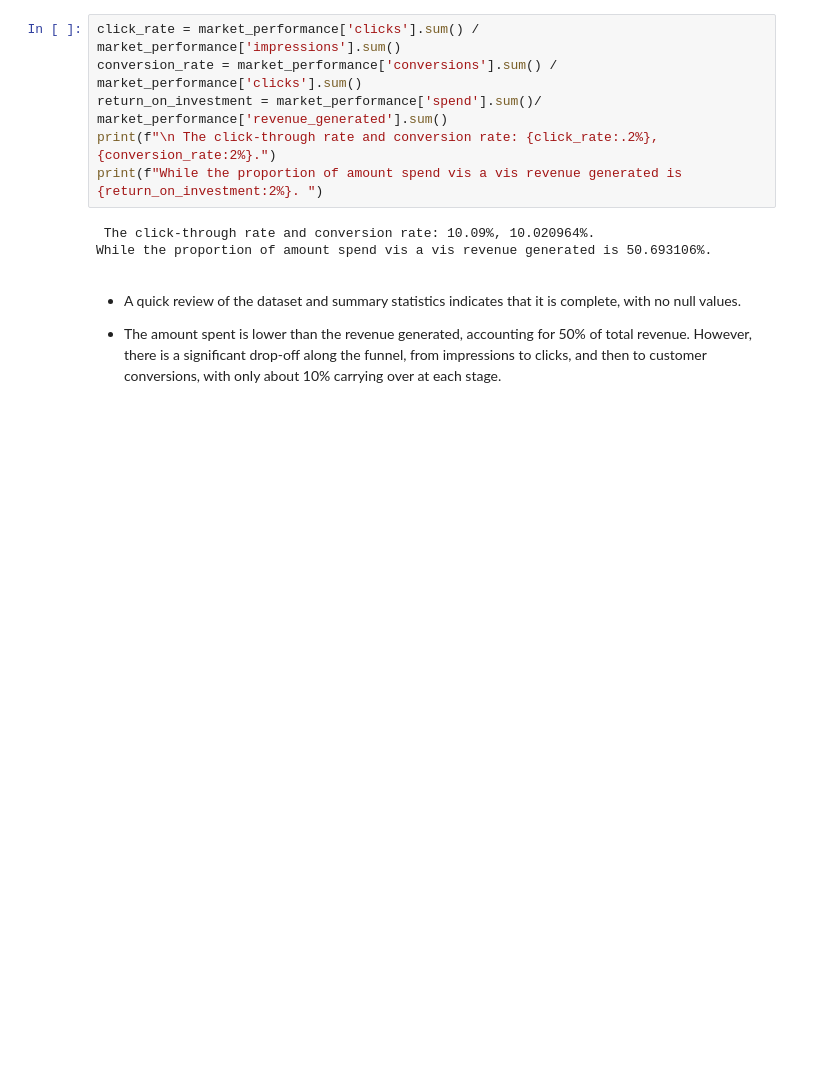
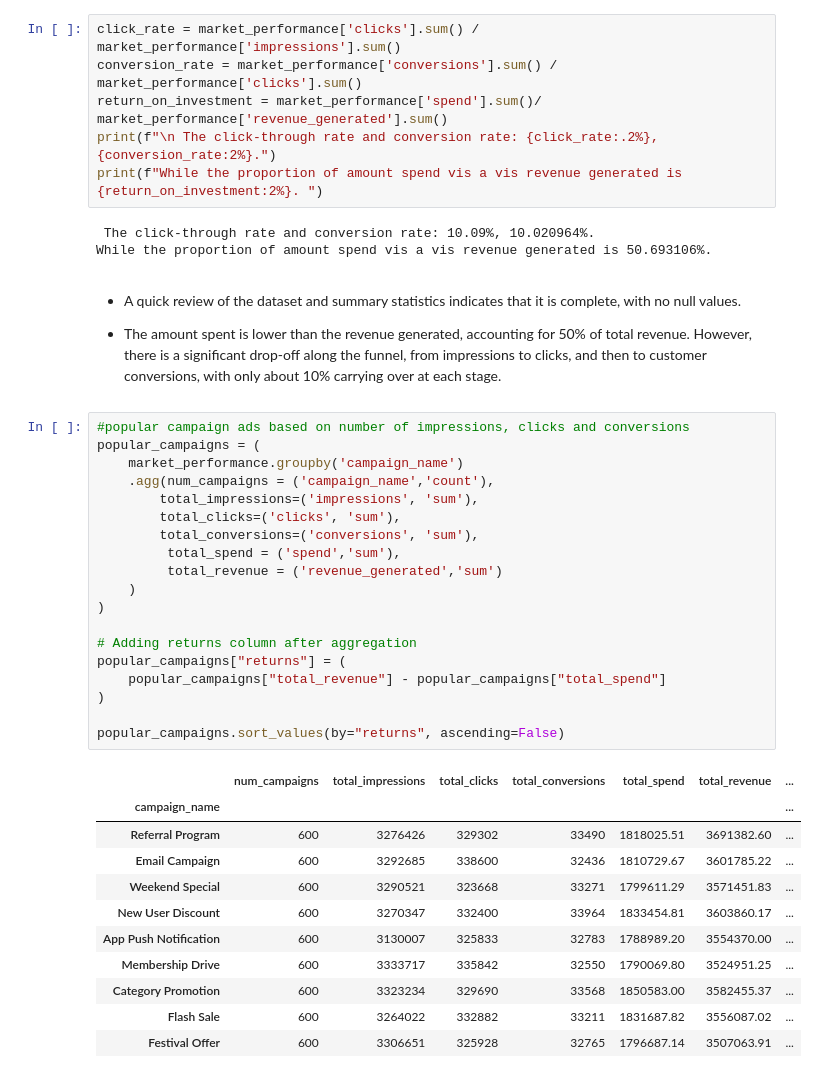
Before and after one commit to Joan-Njoki-Mwangi/Blinkit-Grocery-Store-Deep-Dive, a Jupyter notebook: Blinkit_Grocery_Store_Deep_Dive.ipynb, the cells around one changed output. Drawn from its saved outputs; the diff is of its cells as text; blank space fills up the shorter version.

```diff
--- a/Blinkit_Grocery_Store_Deep_Dive.ipynb
+++ b/Blinkit_Grocery_Store_Deep_Dive.ipynb
@@ -529,3 +529,34 @@ While the proportion of amount spend vis a vis revenue generated is 50.693106%.
 * A quick review of the dataset and summary statistics indicates that it is complete, with no null values.
 
 * The amount spent is lower than the revenue generated, accounting for 50% of total revenue. However, there is a significant drop-off along the funnel, from impressions to clicks, and then to customer conversions, with only about 10% carrying over at each stage.
+# %%
+#popular campaign ads based on number of impressions, clicks and conversions
+popular_campaigns = (
+    market_performance.groupby('campaign_name')
+    .agg(num_campaigns = ('campaign_name','count'),
+        total_impressions=('impressions', 'sum'),
+        total_clicks=('clicks', 'sum'),
+        total_conversions=('conversions', 'sum'),
+         total_spend = ('spend','sum'),
+         total_revenue = ('revenue_generated','sum')
+    )
+)
+
+# Adding returns column after aggregation
+popular_campaigns["returns"] = (
+    popular_campaigns["total_revenue"] - popular_campaigns["total_spend"]
+)
+
+popular_campaigns.sort_values(by="returns", ascending=False)
+# %% [output]
+|  | num_campaigns | total_impressions | total_clicks | total_conversions | total_spend | total_revenue | ... |
+| campaign_name |  |  |  |  |  |  | ... |
+| Referral Program | 600 | 3276426 | 329302 | 33490 | 1818025.51 | 3691382.60 | ... |
+| Email Campaign | 600 | 3292685 | 338600 | 32436 | 1810729.67 | 3601785.22 | ... |
+| Weekend Special | 600 | 3290521 | 323668 | 33271 | 1799611.29 | 3571451.83 | ... |
+| New User Discount | 600 | 3270347 | 332400 | 33964 | 1833454.81 | 3603860.17 | ... |
+| App Push Notification | 600 | 3130007 | 325833 | 32783 | 1788989.20 | 3554370.00 | ... |
+| Membership Drive | 600 | 3333717 | 335842 | 32550 | 1790069.80 | 3524951.25 | ... |
+| Category Promotion | 600 | 3323234 | 329690 | 33568 | 1850583.00 | 3582455.37 | ... |
+| Flash Sale | 600 | 3264022 | 332882 | 33211 | 1831687.82 | 3556087.02 | ... |
+| Festival Offer | 600 | 3306651 | 325928 | 32765 | 1796687.14 | 3507063.91 | ... |
```
